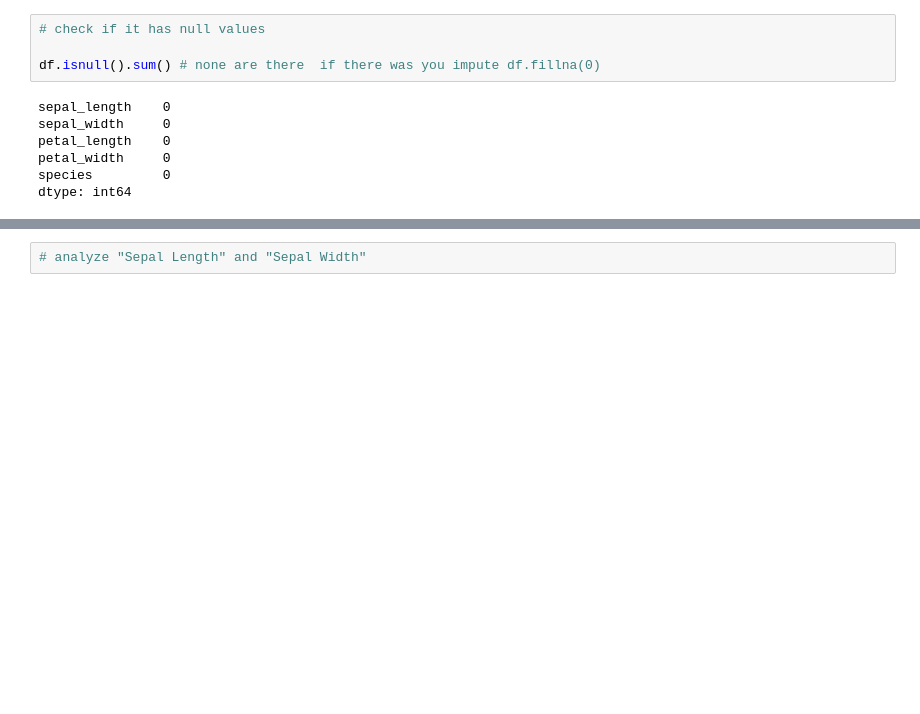
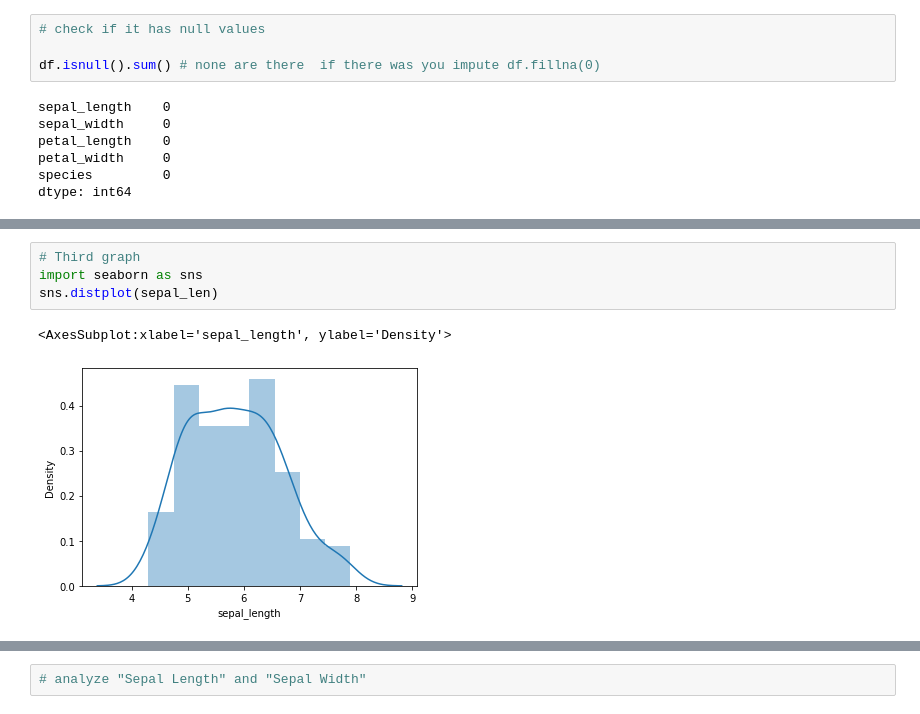
Before and after one commit to mbuguanewton/ds_learn, a Jupyter notebook: ds_iris/Data Analytics.ipynb, the cells around one changed output, grey strips where cells are left out. Drawn from its saved outputs; the diff is of its cells as text; blank space fills up the shorter version.

```diff
--- a/ds_iris/Data Analytics.ipynb
+++ b/ds_iris/Data Analytics.ipynb
@@ -27,2 +62,9 @@ dtype: int64
+# %%
+# Third graph
+import seaborn as sns
+sns.distplot(sepal_len)
+# %% [output]
+<AxesSubplot:xlabel='sepal_length', ylabel='Density'>
+[figure, added]
 # %%
 # analyze Species (create atleast 3 graphs) - you can google also
```
Also changed, not shown: parts of 9 cells of this notebook.
